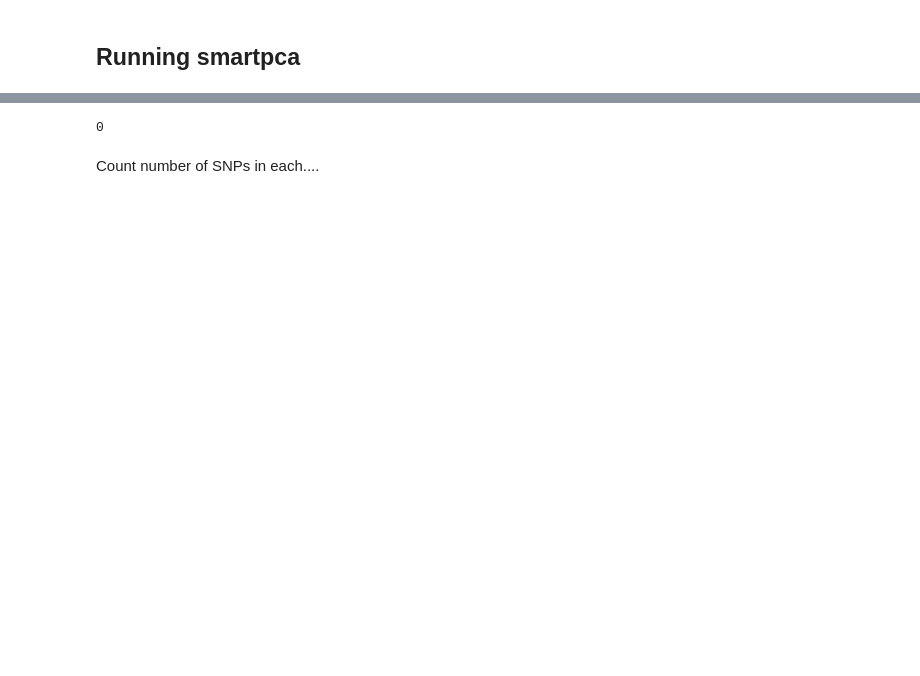
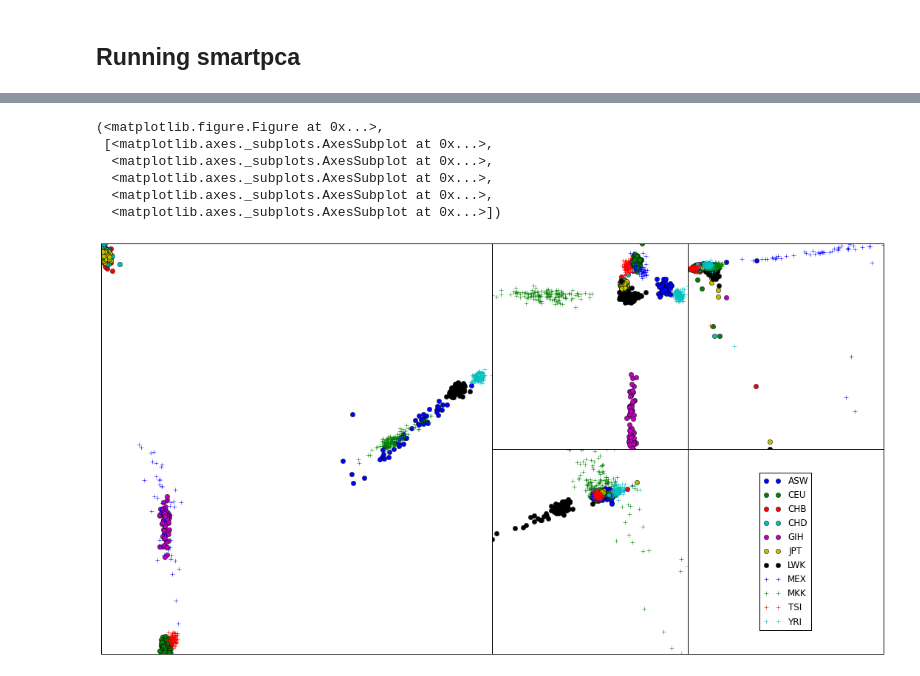
Before and after one commit to tiagoantao/bioinf-python, a Jupyter notebook: notebooks/03_PopGen/PCA.ipynb, the cells around one changed output, grey strips where cells are left out. Drawn from its saved outputs; the diff is of its cells as text; code cells hidden in the pictures; blank space fills up the shorter version.

```diff
--- a/notebooks/03_PopGen/PCA.ipynb
+++ b/notebooks/03_PopGen/PCA.ipynb
@@ -31,4 +29,4 @@ ctrl = smart.SmartPCAController('hapmap10')
 ctrl.run()
 # %%
-wei, wei_perc, ind_comp = smart.parse_evec('hapmap10.evec', 'hapmap10.eval')
+wei, wei_perc, ind_comp = smart.parse_evec('hapmap10_auto_noofs_ld_12.evec', 'hapmap10_auto_noofs_ld_12.eval')
 # %%
@@ -45,6 +38,0 @@ os.system("plink --silent --file hapmap10 --indep-pairwise %d %d 0.1 --out SNPSt
-# %%
-os.system('plink --recode12 --file hapmap10 --noweb --extract SNPStoBeKept.prune.in  --out hapmap10_ld_12')
-# %% [output]
-0
-# %% [markdown]
-Count number of SNPs in each....
@@ -58,3 +39,13 @@ wei_ld, wei_perc_ld, ind_comp_ld = smart.parse_evec('hapmap10_ld.evec', 'hapmap1
+# %%
+plot.render_pca_eight(ind_comp, cluster=ind_pop)
+# %% [output]
+(<matplotlib.figure.Figure at 0x...>,
+ [<matplotlib.axes._subplots.AxesSubplot at 0x...>,
+  <matplotlib.axes._subplots.AxesSubplot at 0x...>,
+  <matplotlib.axes._subplots.AxesSubplot at 0x...>,
+  <matplotlib.axes._subplots.AxesSubplot at 0x...>,
+  <matplotlib.axes._subplots.AxesSubplot at 0x...>])
+[figure, added]
 # %%
 markers = { 'CHB': '*', 'CHD': '*', 'JPT': '*', 'GIH': '*',
            'CEU': 'v', 'TSI': 'v', 'MEX': 'v',
```
Also changed, not shown: parts of 22 cells of this notebook.
